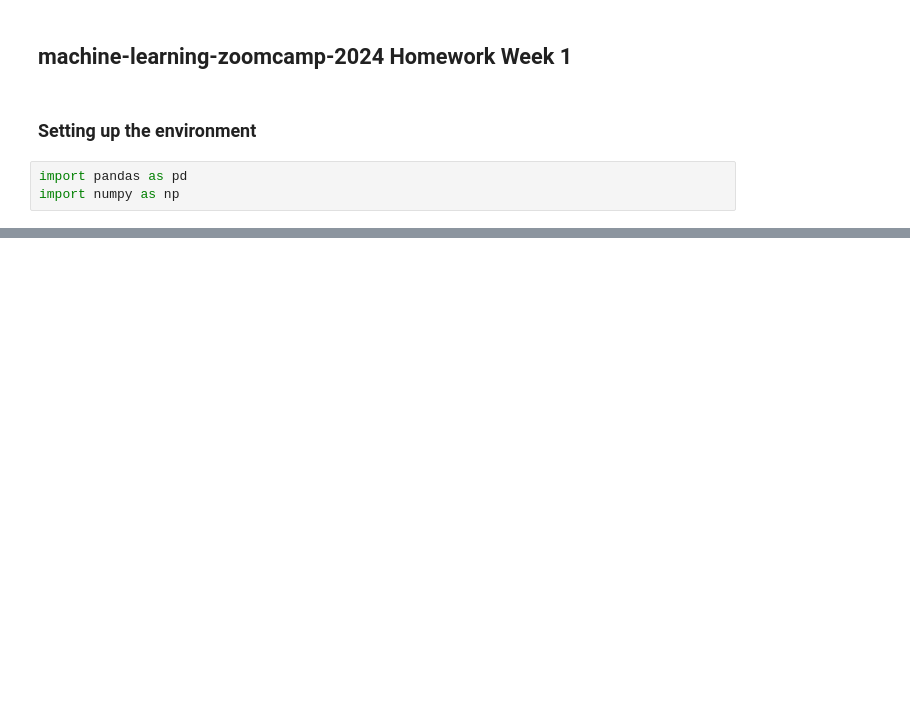
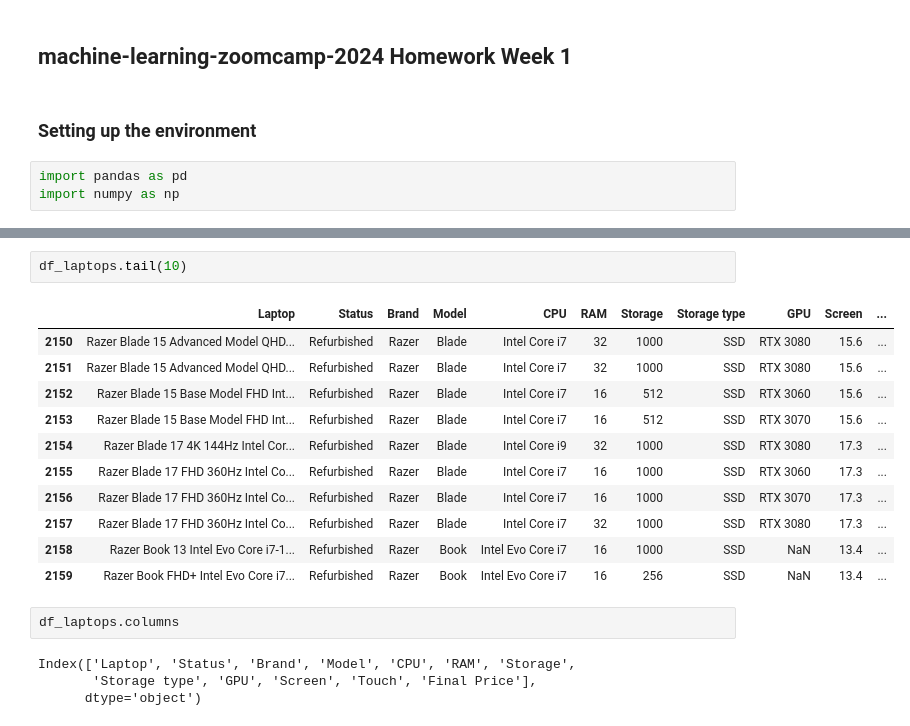
Before and after one commit to eekevall/machine-learning-zoomcamp-2024, a Jupyter notebook: 01-Intro/homework.ipynb, the cells around one changed output, grey strips where cells are left out. Saved outputs shown, nothing was run; the diff lists cells and outputs as text; blank space fills up the shorter version.

```diff
--- a/01-Intro/homework.ipynb
+++ b/01-Intro/homework.ipynb
@@ -23,0 +40,20 @@ pd.read_csv('https://raw.githubusercontent.com/alexeygrigorev/datasets/master/la
+# %%
+df_laptops.tail(10)
+# %% [output]
+|  | Laptop | Status | Brand | Model | CPU | RAM | Storage | Storage type | GPU | Screen | ... |
+| 2150 | Razer Blade 15 Advanced Model QHD... | Refurbished | Razer | Blade | Intel Core i7 | 32 | 1000 | SSD | RTX 3080 | 15.6 | ... |
+| 2151 | Razer Blade 15 Advanced Model QHD... | Refurbished | Razer | Blade | Intel Core i7 | 32 | 1000 | SSD | RTX 3080 | 15.6 | ... |
+| 2152 | Razer Blade 15 Base Model FHD Int... | Refurbished | Razer | Blade | Intel Core i7 | 16 | 512 | SSD | RTX 3060 | 15.6 | ... |
+| 2153 | Razer Blade 15 Base Model FHD Int... | Refurbished | Razer | Blade | Intel Core i7 | 16 | 512 | SSD | RTX 3070 | 15.6 | ... |
+| 2154 | Razer Blade 17 4K 144Hz Intel Cor... | Refurbished | Razer | Blade | Intel Core i9 | 32 | 1000 | SSD | RTX 3080 | 17.3 | ... |
+| 2155 | Razer Blade 17 FHD 360Hz Intel Co... | Refurbished | Razer | Blade | Intel Core i7 | 16 | 1000 | SSD | RTX 3060 | 17.3 | ... |
+| 2156 | Razer Blade 17 FHD 360Hz Intel Co... | Refurbished | Razer | Blade | Intel Core i7 | 16 | 1000 | SSD | RTX 3070 | 17.3 | ... |
+| 2157 | Razer Blade 17 FHD 360Hz Intel Co... | Refurbished | Razer | Blade | Intel Core i7 | 32 | 1000 | SSD | RTX 3080 | 17.3 | ... |
+| 2158 | Razer Book 13 Intel Evo Core i7-1... | Refurbished | Razer | Book | Intel Evo Core i7 | 16 | 1000 | SSD | NaN | 13.4 | ... |
+| 2159 | Razer Book FHD+ Intel Evo Core i7... | Refurbished | Razer | Book | Intel Evo Core i7 | 16 | 256 | SSD | NaN | 13.4 | ... |
+# %%
+df_laptops.columns
+# %% [output]
+Index(['Laptop', 'Status', 'Brand', 'Model', 'CPU', 'RAM', 'Storage',
+       'Storage type', 'GPU', 'Screen', 'Touch', 'Final Price'],
+      dtype='object')
```
Also changed, not shown: parts of 21 cells of this notebook.
